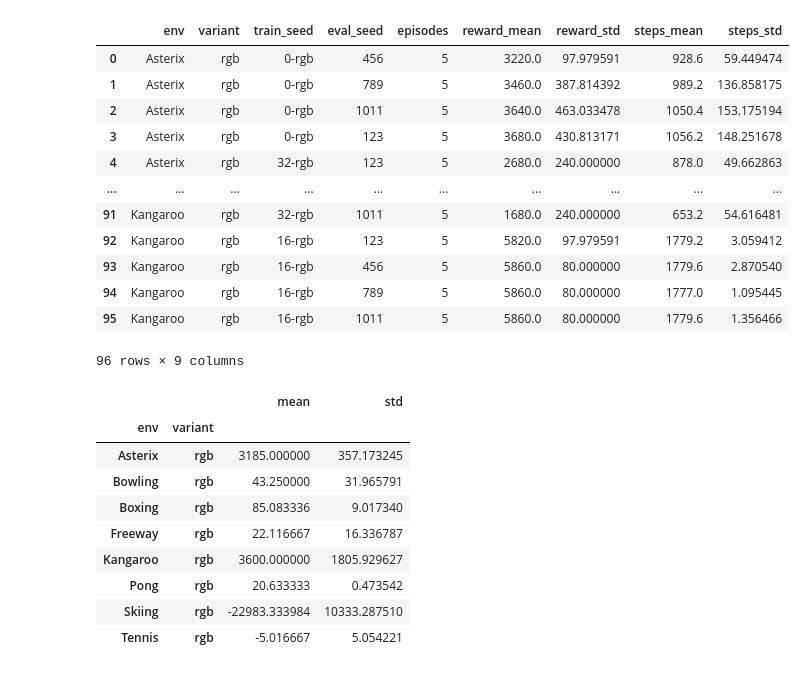
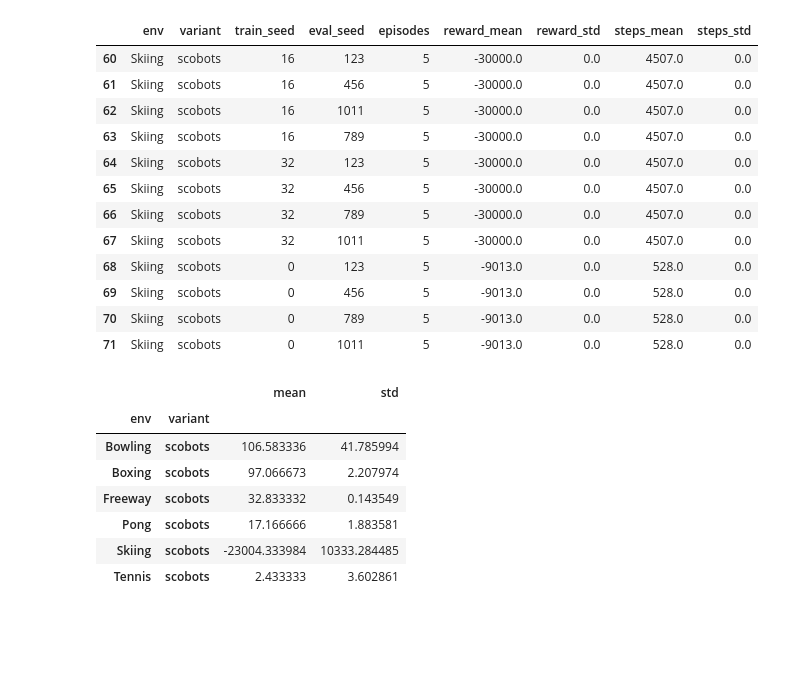
Before and after one commit to k4ntz/SCoBots, a Jupyter notebook: baselines/aggregate.ipynb, the cells around one changed output. Drawn from its saved outputs; the diff is of its cells as text; code cells hidden in the pictures; blank space fills up the shorter version.

```diff
--- a/baselines/aggregate.ipynb
+++ b/baselines/aggregate.ipynb
@@ -1,25 +1,25 @@
 # %%
 import pandas as pd
 
-df = pd.read_pickle("rgb_eval_results.pkl")
-#df[df["env"] == "Freeway"].sort_values(by=["reward_mean"])
-df
+df = pd.read_pickle("scobots-v2_eval_results.pkl")
+df[df["env"] == "Skiing"].sort_values(by=["reward_mean"])
+#df
 #df = df.drop(df[(df.score < 50) & (df.score > 20)].index)
 #df[df["env"] == "Pong"]
 # %% [output]
 |  | env | variant | train_seed | eval_seed | episodes | reward_mean | reward_std | steps_mean | steps_std |
-| 0 | Asterix | rgb | 0-rgb | 456 | 5 | 3220.0 | 97.979591 | 928.6 | 59.449474 |
-| 1 | Asterix | rgb | 0-rgb | 789 | 5 | 3460.0 | 387.814392 | 989.2 | 136.858175 |
-| 2 | Asterix | rgb | 0-rgb | 1011 | 5 | 3640.0 | 463.033478 | 1050.4 | 153.175194 |
-| 3 | Asterix | rgb | 0-rgb | 123 | 5 | 3680.0 | 430.813171 | 1056.2 | 148.251678 |
-| 4 | Asterix | rgb | 32-rgb | 123 | 5 | 2680.0 | 240.000000 | 878.0 | 49.662863 |
-| ... | ... | ... | ... | ... | ... | ... | ... | ... | ... |
-| 91 | Kangaroo | rgb | 32-rgb | 1011 | 5 | 1680.0 | 240.000000 | 653.2 | 54.616481 |
-| 92 | Kangaroo | rgb | 16-rgb | 123 | 5 | 5820.0 | 97.979591 | 1779.2 | 3.059412 |
-| 93 | Kangaroo | rgb | 16-rgb | 456 | 5 | 5860.0 | 80.000000 | 1779.6 | 2.870540 |
-| 94 | Kangaroo | rgb | 16-rgb | 789 | 5 | 5860.0 | 80.000000 | 1777.0 | 1.095445 |
-| 95 | Kangaroo | rgb | 16-rgb | 1011 | 5 | 5860.0 | 80.000000 | 1779.6 | 1.356466 |
+| 60 | Skiing | scobots | 16 | 123 | 5 | -30000.0 | 0.0 | 4507.0 | 0.0 |
+| 61 | Skiing | scobots | 16 | 456 | 5 | -30000.0 | 0.0 | 4507.0 | 0.0 |
+| 62 | Skiing | scobots | 16 | 1011 | 5 | -30000.0 | 0.0 | 4507.0 | 0.0 |
+| 63 | Skiing | scobots | 16 | 789 | 5 | -30000.0 | 0.0 | 4507.0 | 0.0 |
+| 64 | Skiing | scobots | 32 | 123 | 5 | -30000.0 | 0.0 | 4507.0 | 0.0 |
+| 65 | Skiing | scobots | 32 | 456 | 5 | -30000.0 | 0.0 | 4507.0 | 0.0 |
+| 66 | Skiing | scobots | 32 | 789 | 5 | -30000.0 | 0.0 | 4507.0 | 0.0 |
+| 67 | Skiing | scobots | 32 | 1011 | 5 | -30000.0 | 0.0 | 4507.0 | 0.0 |
+| 68 | Skiing | scobots | 0 | 123 | 5 | -9013.0 | 0.0 | 528.0 | 0.0 |
+| 69 | Skiing | scobots | 0 | 456 | 5 | -9013.0 | 0.0 | 528.0 | 0.0 |
+| 70 | Skiing | scobots | 0 | 789 | 5 | -9013.0 | 0.0 | 528.0 | 0.0 |
+| 71 | Skiing | scobots | 0 | 1011 | 5 | -9013.0 | 0.0 | 528.0 | 0.0 |
-96 rows × 9 columns
 # %%
 grouped = df.groupby(["env", "variant"])
 
@@ -27,11 +27,9 @@ grouped["reward_mean"].agg(["mean", "std"])
 # %% [output]
 |  |  | mean | std |
 | env | variant |  |  |
-| Asterix | rgb | 3185.000000 | 357.173245 |
-| Bowling | rgb | 43.250000 | 31.965791 |
-| Boxing | rgb | 85.083336 | 9.017340 |
-| Freeway | rgb | 22.116667 | 16.336787 |
-| Kangaroo | rgb | 3600.000000 | 1805.929627 |
-| Pong | rgb | 20.633333 | 0.473542 |
-| Skiing | rgb | -22983.333984 | 10333.287510 |
-| Tennis | rgb | -5.016667 | 5.054221 |
+| Bowling | scobots | 106.583336 | 41.785994 |
+| Boxing | scobots | 97.066673 | 2.207974 |
+| Freeway | scobots | 32.833332 | 0.143549 |
+| Pong | scobots | 17.166666 | 1.883581 |
+| Skiing | scobots | -23004.333984 | 10333.284485 |
+| Tennis | scobots | 2.433333 | 3.602861 |
```
Also changed, not shown: 5 other files.
